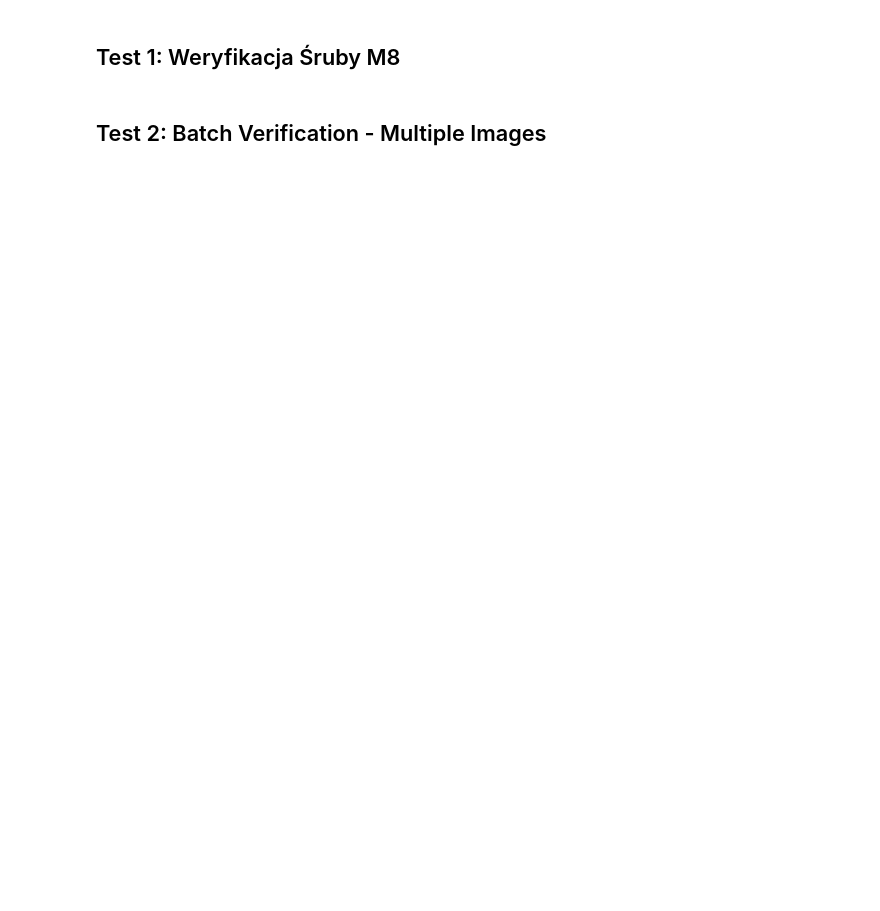
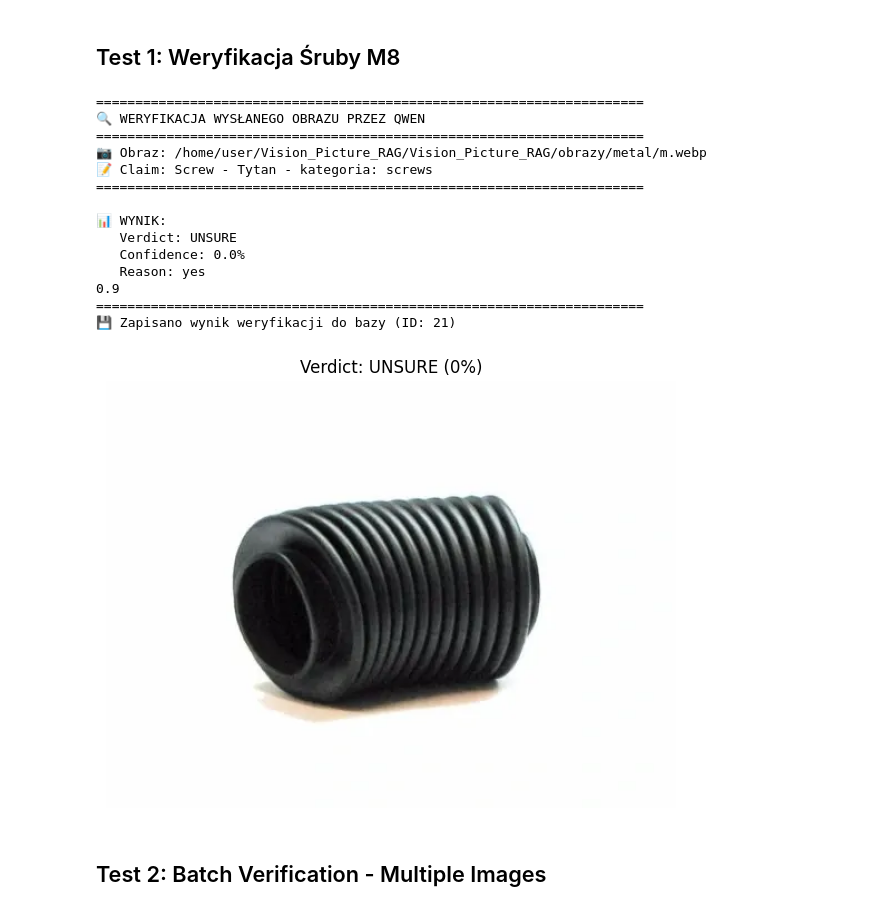
Before and after one commit to Hubi1001/Vision_Picture_RAG, a Jupyter notebook: Vision_Picture_RAG/metal_parts_rag.ipynb, the cells around one changed output. Cells and saved outputs as stored; diff of their text form; code cells hidden in the pictures; blank space fills up the shorter version.

```diff
--- a/Vision_Picture_RAG/metal_parts_rag.ipynb
+++ b/Vision_Picture_RAG/metal_parts_rag.ipynb
@@ -2176,33 +2621,60 @@ print("🔍 WERYFIKACJA WYSŁANEGO OBRAZU PRZEZ QWEN")
 print("="*70)
 print(f"📷 Obraz: {test_image}")
 print(f"📝 Claim: {claim}")
 print("="*70)
 
 result = verifier.verify(
     image_path=test_image,
     claim=claim,
     max_new_tokens=256,
     temperature=0.1
 )
 
 print()
 print("📊 WYNIK:")
 print(f"   Verdict: {result.verdict.upper()}")
 print(f"   Confidence: {result.confidence:.1%}")
 print(f"   Reason: {result.reason}")
 print("="*70)
 
+# 💾 ZAPISZ WYNIK DO BAZY DANYCH
+save_verification_to_db(
+    image_path=test_image,
+    part_id=part_info.part_id if part_info else None,
+    claim=claim,
+    verdict=result.verdict,
+    confidence=result.confidence,
+    reason=result.reason,
+    test_type="single_manual"
+)
+
 # Wyświetl również obraz dla kontekstu
 from PIL import Image
 import matplotlib.pyplot as plt
 
 img = Image.open(test_image)
 plt.figure(figsize=(6, 6))
 plt.imshow(img)
 plt.title(f"Verdict: {result.verdict.upper()} ({result.confidence:.0%})")
 plt.axis('off')
 plt.tight_layout()
 plt.show()
+# %% [output]
+======================================================================
+🔍 WERYFIKACJA WYSŁANEGO OBRAZU PRZEZ QWEN
+======================================================================
+📷 Obraz: /home/user/Vision_Picture_RAG/Vision_Picture_RAG/obrazy/metal/m.webp
+📝 Claim: Screw - Tytan - kategoria: screws
+======================================================================
+
+📊 WYNIK:
+   Verdict: UNSURE
+   Confidence: 0.0%
+   Reason: yes
+0.9
+======================================================================
+💾 Zapisano wynik weryfikacji do bazy (ID: 21)
+[figure, added]
 # %% [markdown]
 ## Test 2: Batch Verification - Multiple Images
 # %%
```
Also changed, not shown: parts of 34 cells of this notebook, 5 other files.
